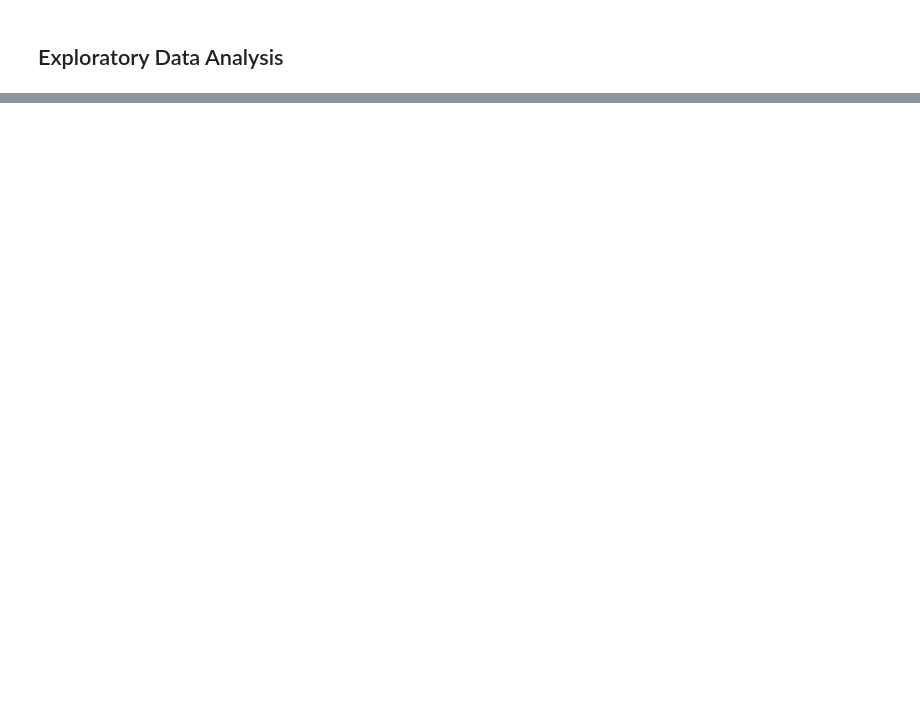
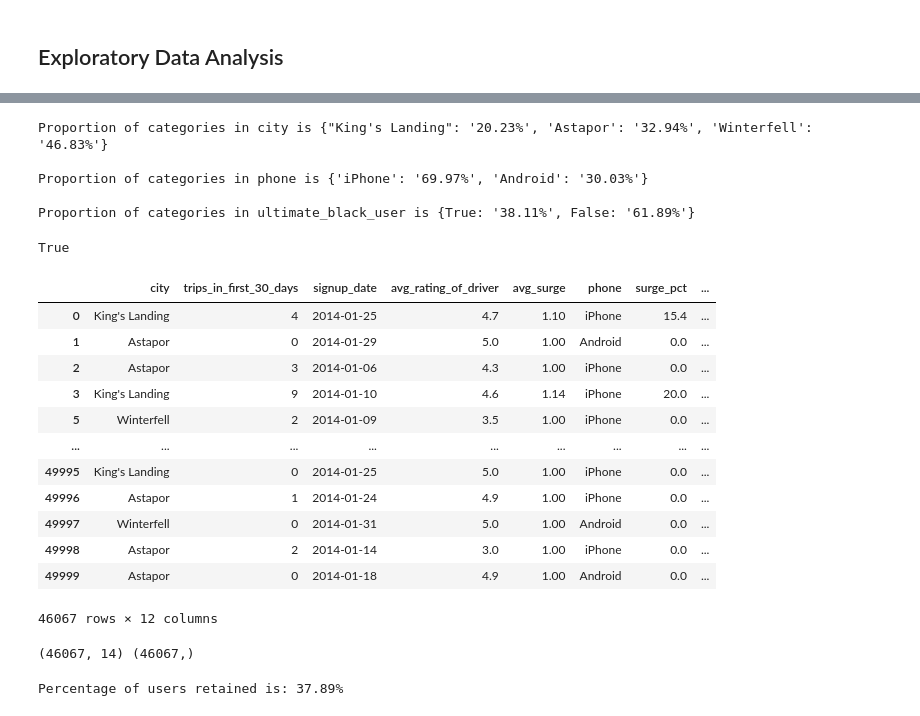
Before and after one commit to SatyaSiddharthDash/DataChallenges, a Jupyter notebook: Ultimate_analysis/ultimate_challenge.ipynb, the cells around one changed output, grey strips where cells are left out. Drawn from its saved outputs; the diff is of its cells as text; code cells hidden in the pictures; blank space fills up the shorter version.

Commit message:
ultimate_challenge

```diff
--- a/Ultimate_analysis/ultimate_challenge.ipynb
+++ b/Ultimate_analysis/ultimate_challenge.ipynb
@@ -22,0 +317,4 @@ data_df = pd.read_json('../ultimate_challenge/ultimate_data_challenge.json')
+# %%
+df['avg_rating_by_driver'].fillna(df['avg_rating_by_driver'].median(), inplace=True)
+df['avg_rating_of_driver'].fillna(df['avg_rating_of_driver'].median(), inplace=True)
+df['phone'].fillna('iPhone', inplace=True)
@@ -22,0 +345,7 @@ data_df = pd.read_json('../ultimate_challenge/ultimate_data_challenge.json')
+# %%
+categorical_features = df.select_dtypes(exclude = ['int64', 'float64', 'datetime64']).columns
+numerical_features = df.select_dtypes(include = ['int64', 'float64']).columns
+for feature in numerical_features:
+    non_outliers = ((df[feature] - df[feature].mean()) <= 3*df[feature].std())
+    print(f'Number of observations in {feature} '\
+          f'which are beyond 3 std-devs are: {50000 - non_outliers.sum()}')
@@ -22,0 +360,4 @@ data_df = pd.read_json('../ultimate_challenge/ultimate_data_challenge.json')
+# %%
+for feature in numerical_features:
+    non_outliers = ((df[feature] - df[feature].mean()) <= 3*df[feature].std())
+    df = df[non_outliers]
@@ -22,0 +386,34 @@ data_df = pd.read_json('../ultimate_challenge/ultimate_data_challenge.json')
+# %%
+from collections import Counter
+for feature in categorical_features:
+    counts = Counter(df[feature])
+    counts = {k:(str(round(v/46067*100, 2))+('%')) for k,v in counts.items()}
+    print(f'Proportion of categories in {feature} is {counts}\n')
+# %% [output]
+Proportion of categories in city is {"King's Landing": '20.23%', 'Astapor': '32.94%', 'Winterfell': '46.83%'}
+
+Proportion of categories in phone is {'iPhone': '69.97%', 'Android': '30.03%'}
+
+Proportion of categories in ultimate_black_user is {True: '38.11%', False: '61.89%'}
+# %%
+all(df['signup_date'].dt.month == 1)
+# %% [output]
+True
+# %%
+df['retained'] = pd.Series((df['last_trip_date'] >= '2014-06-01').map(int))
+# %%
+df.drop('last_trip_date', axis = 1, inplace = True)
+# %% [output]
+|  | city | trips_in_first_30_days | signup_date | avg_rating_of_driver | avg_surge | phone | surge_pct | ... |
+| 0 | King's Landing | 4 | 2014-01-25 | 4.7 | 1.10 | iPhone | 15.4 | ... |
+| 1 | Astapor | 0 | 2014-01-29 | 5.0 | 1.00 | Android | 0.0 | ... |
+| 2 | Astapor | 3 | 2014-01-06 | 4.3 | 1.00 | iPhone | 0.0 | ... |
+| 3 | King's Landing | 9 | 2014-01-10 | 4.6 | 1.14 | iPhone | 20.0 | ... |
+| 5 | Winterfell | 2 | 2014-01-09 | 3.5 | 1.00 | iPhone | 0.0 | ... |
+| ... | ... | ... | ... | ... | ... | ... | ... | ... |
+| 49995 | King's Landing | 0 | 2014-01-25 | 5.0 | 1.00 | iPhone | 0.0 | ... |
+| 49996 | Astapor | 1 | 2014-01-24 | 4.9 | 1.00 | iPhone | 0.0 | ... |
+| 49997 | Winterfell | 0 | 2014-01-31 | 5.0 | 1.00 | Android | 0.0 | ... |
+| 49998 | Astapor | 2 | 2014-01-14 | 3.0 | 1.00 | iPhone | 0.0 | ... |
+| 49999 | Astapor | 0 | 2014-01-18 | 4.9 | 1.00 | Android | 0.0 | ... |
+46067 rows × 12 columns
@@ -22,0 +422,11 @@ data_df = pd.read_json('../ultimate_challenge/ultimate_data_challenge.json')
+# %%
+final_df = pd.get_dummies(df, columns = categorical_features)
+X, y = final_df.drop('retained', axis = 1).values, final_df['retained'].values
+print(X.shape, y.shape)
+# %% [output]
+(46067, 14) (46067,)
+# %%
+Perc_retained = Counter(final_df['retained'])[1]/46067
+print(f'Percentage of users retained is: {round((Perc_retained*100), 2)}%')
+# %% [output]
+Percentage of users retained is: 37.89%
```
Also changed, not shown: parts of 37 cells of this notebook.
